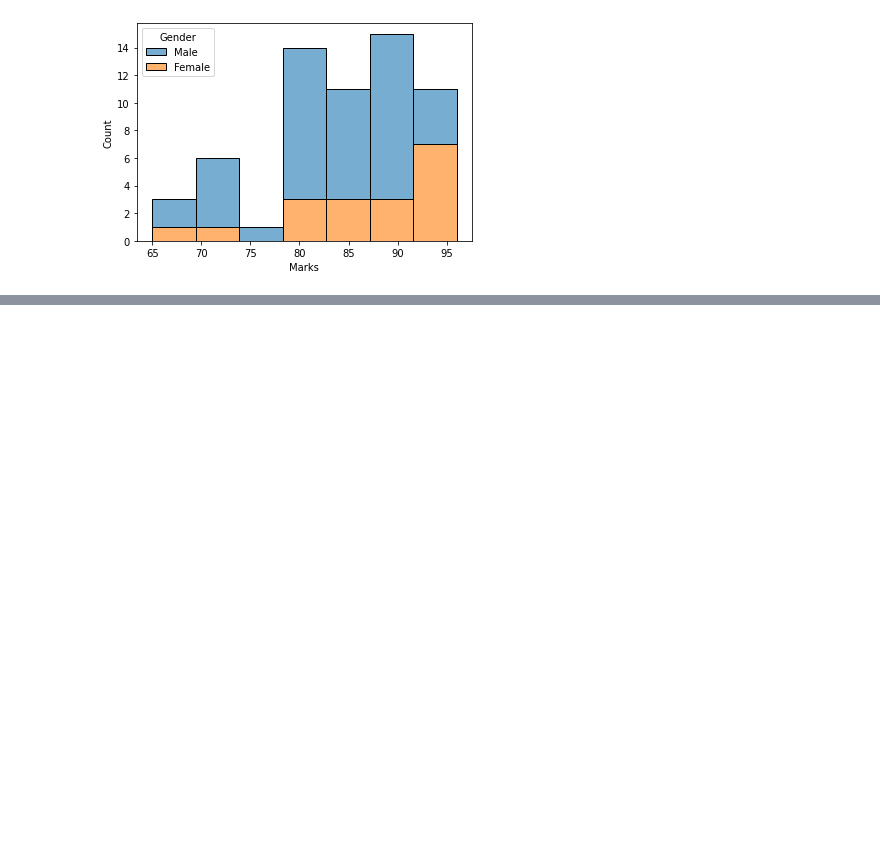
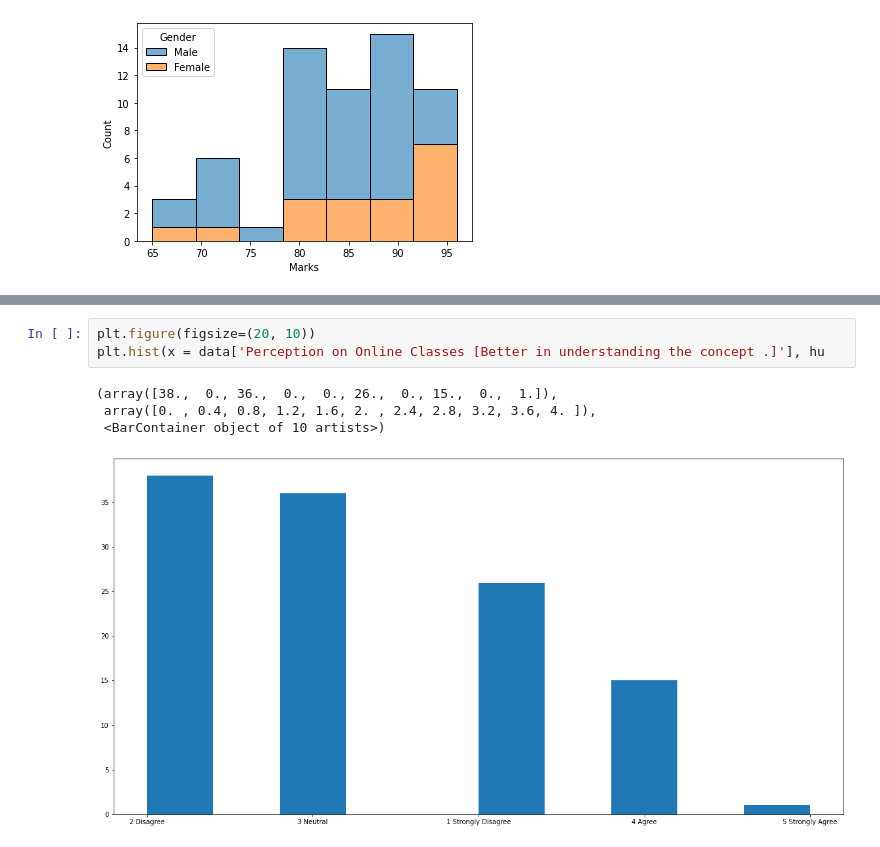
Before and after one commit to BALAJI24092001/Student-Perception-Analysis, a Jupyter notebook: StudentPercetionAnalysis.ipynb, the cells around one changed output, grey strips where cells are left out. Cells and saved outputs as stored; diff of their text form; blank space fills up the shorter version.

```diff
--- a/StudentPercetionAnalysis.ipynb
+++ b/StudentPercetionAnalysis.ipynb
@@ -91,0 +137,8 @@ sns.histplot(data=data, x='Marks', hue='Gender', alpha=.6, kde=False, multiple='
+# %%
+plt.figure(figsize=(20, 10))
+plt.hist(x = data['Perception on Online Classes [Better in understanding the concept .]'], hu
+# %% [output]
+(array([38.,  0., 36.,  0.,  0., 26.,  0., 15.,  0.,  1.]),
+ array([0. , 0.4, 0.8, 1.2, 1.6, 2. , 2.4, 2.8, 3.2, 3.6, 4. ]),
+ <BarContainer object of 10 artists>)
+[figure, added]
```
Also changed, not shown: parts of 18 cells of this notebook.
